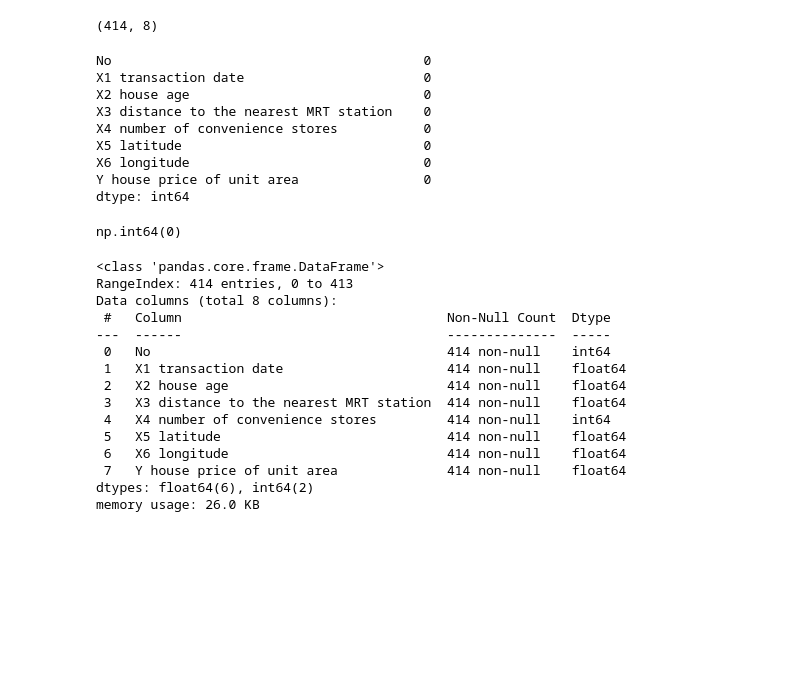
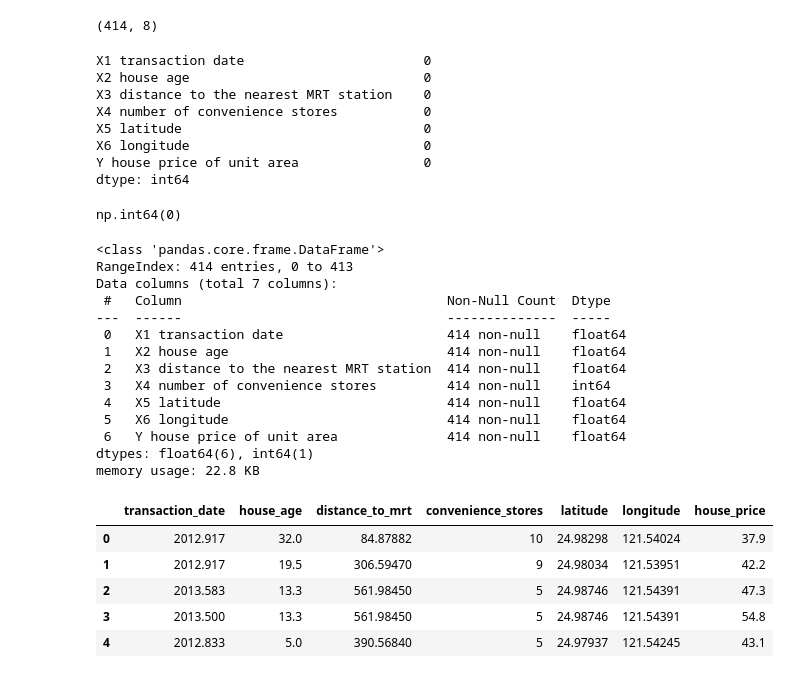
Before and after one commit to malik-tanveer/SMIT-Assigment, a Jupyter notebook: Realstate-dataset-Model/Real_State-Model.ipynb, the cells around one changed output. Drawn from its saved outputs; the diff is of its cells as text; code cells hidden in the pictures; blank space fills up the shorter version.

```diff
--- a/Realstate-dataset-Model/Real_State-Model.ipynb
+++ b/Realstate-dataset-Model/Real_State-Model.ipynb
@@ -32,10 +31,11 @@ data.head()
 data.shape
 # %% [output]
 (414, 8)
+# %%
+data.drop(columns=["No"],axis=1, inplace=True)
 # %%
 data.isnull().sum()
 # %% [output]
-No                                        0
 X1 transaction date                       0
 X2 house age                              0
 X3 distance to the nearest MRT station    0
@@ -53,16 +53,34 @@ data.info()
 # %% [output]
 <class 'pandas.core.frame.DataFrame'>
 RangeIndex: 414 entries, 0 to 413
-Data columns (total 8 columns):
+Data columns (total 7 columns):
  #   Column                                  Non-Null Count  Dtype
 ---  ------                                  --------------  -----
- 0   No                                      414 non-null    int64
- 1   X1 transaction date                     414 non-null    float64
- 2   X2 house age                            414 non-null    float64
- 3   X3 distance to the nearest MRT station  414 non-null    float64
- 4   X4 number of convenience stores         414 non-null    int64
- 5   X5 latitude                             414 non-null    float64
- 6   X6 longitude                            414 non-null    float64
- 7   Y house price of unit area              414 non-null    float64
-dtypes: float64(6), int64(2)
-memory usage: 26.0 KB
+ 0   X1 transaction date                     414 non-null    float64
+ 1   X2 house age                            414 non-null    float64
+ 2   X3 distance to the nearest MRT station  414 non-null    float64
+ 3   X4 number of convenience stores         414 non-null    int64
+ 4   X5 latitude                             414 non-null    float64
+ 5   X6 longitude                            414 non-null    float64
+ 6   Y house price of unit area              414 non-null    float64
+dtypes: float64(6), int64(1)
+memory usage: 22.8 KB
+# %%
+data.columns = [
+    "transaction_date",
+    "house_age",
+    "distance_to_mrt",
+    "convenience_stores",
+    "latitude",
+    "longitude",
+    "house_price"
+]
+# %%
+data.head()
+# %% [output]
+|  | transaction_date | house_age | distance_to_mrt | convenience_stores | latitude | longitude | house_price |
+| 0 | 2012.917 | 32.0 | 84.87882 | 10 | 24.98298 | 121.54024 | 37.9 |
+| 1 | 2012.917 | 19.5 | 306.59470 | 9 | 24.98034 | 121.53951 | 42.2 |
+| 2 | 2013.583 | 13.3 | 561.98450 | 5 | 24.98746 | 121.54391 | 47.3 |
+| 3 | 2013.500 | 13.3 | 561.98450 | 5 | 24.98746 | 121.54391 | 54.8 |
+| 4 | 2012.833 | 5.0 | 390.56840 | 5 | 24.97937 | 121.54245 | 43.1 |
```
Also changed, not shown: parts of 11 cells of this notebook, 2 other files.
